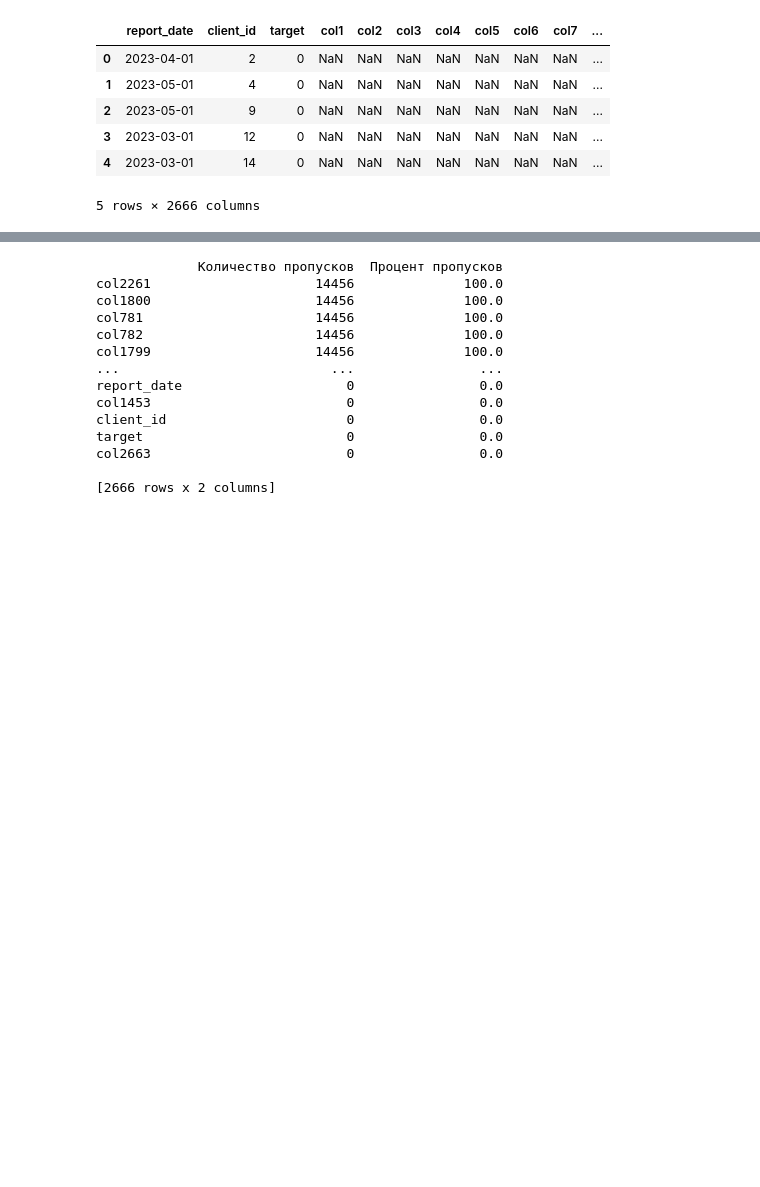
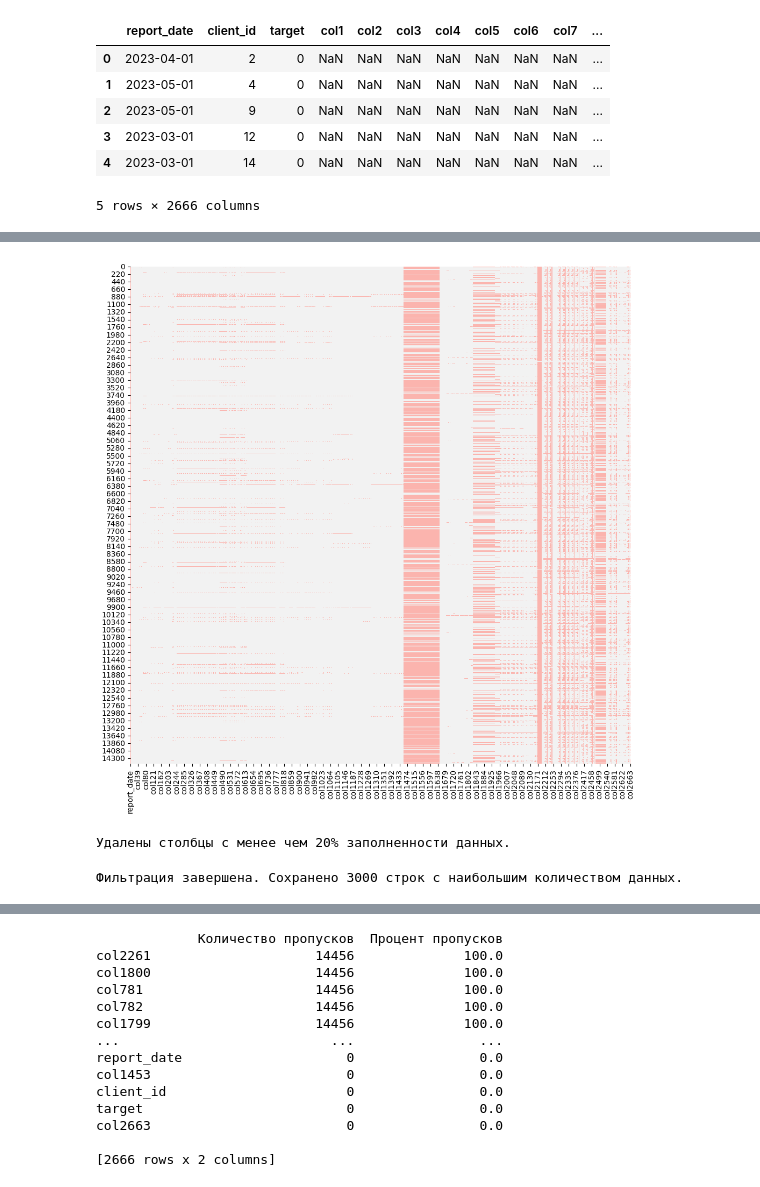
Before and after one commit to Tema13379/2intensiv2, a Jupyter notebook: data.ipynb, the cells around one changed output, grey strips where cells are left out. Saved outputs shown, nothing was run; the diff lists cells and outputs as text; code cells hidden in the pictures; blank space fills up the shorter version.

```diff
--- a/data.ipynb
+++ b/data.ipynb
@@ -23,0 +3,26 @@ data.shape[0]
+# %%
+!pip install pandas scikit-learn lightgbm xgboost catboost matplotlib seaborn optuna --quiet
+
+# Импорт библиотек
+import pandas as pd
+import numpy as np
+import seaborn as sns
+import matplotlib.pyplot as plt
+
+from sklearn.model_selection import train_test_split, cross_val_score
+from sklearn.preprocessing import LabelEncoder, StandardScaler, MinMaxScaler
+from sklearn.metrics import roc_auc_score
+from sklearn.ensemble import RandomForestClassifier
+import lightgbm as lgb
+import xgboost as xgb
+from catboost import CatBoostClassifier
+from sklearn.linear_model import LogisticRegression, LassoCV
+from sklearn.feature_selection import RFE
+from sklearn.metrics import classification_report
+import matplotlib.pyplot as plt
+import seaborn as sns
+import shap
+
+# Загружаем данные из pandas
+train = pd.read_csv('train.csv')
+train.head()
@@ -97,0 +91,41 @@ dtype: object
+# %%
+fig, ax = plt.subplots(figsize=(12, 12))
+sns.heatmap(train.isnull(), cbar = False, cmap = 'Pastel1')
+plt.show()
+# %% [output]
+[figure, added]
+# %%
+# Устанавливаем порог заполненности
+threshold = 0.2
+
+# Рассчитываем порог количества ненулевых значений
+min_non_null_count = int(threshold * len(train))
+
+# Удаляем столбцы, где количество ненулевых значений меньше порога
+filtered_train = train.dropna(axis=1, thresh=min_non_null_count)
+
+# Сохраняем результат (опционально)
+filtered_train.to_csv("filtered_train.csv", index=False)
+# %% [output]
+Удалены столбцы с менее чем 20% заполненности данных.
+# %%
+filtered_train = filtered_train.copy()
+
+# Добавляем столбец с количеством ненулевых значений
+filtered_train['non_null_count'] = filtered_train.notnull().sum(axis=1)
+
+# Сортируем строки по количеству ненулевых значений
+train_sorted = filtered_train.sort_values(by='non_null_count', ascending=False)
+
+# Сохраняем только первые 3000 строк
+filtered_train = train_sorted.head(3000)
+
+# Удаляем вспомогательный столбец
+filtered_train = filtered_train.drop(columns=['non_null_count'])
+
+# Сохраняем результат (опционально)
+filtered_train.to_csv("filtered_train.csv", index=False)
+
+print("Фильтрация завершена. Сохранено 3000 строк с наибольшим количеством данных.")
+# %% [output]
+Фильтрация завершена. Сохранено 3000 строк с наибольшим количеством данных.
```
Also changed, not shown: parts of 26 cells of this notebook.
